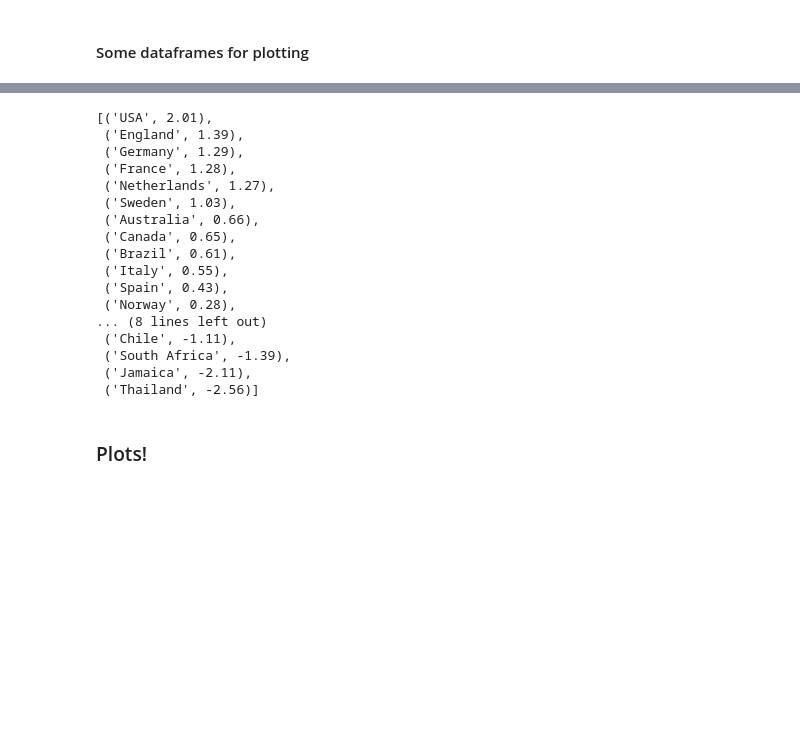
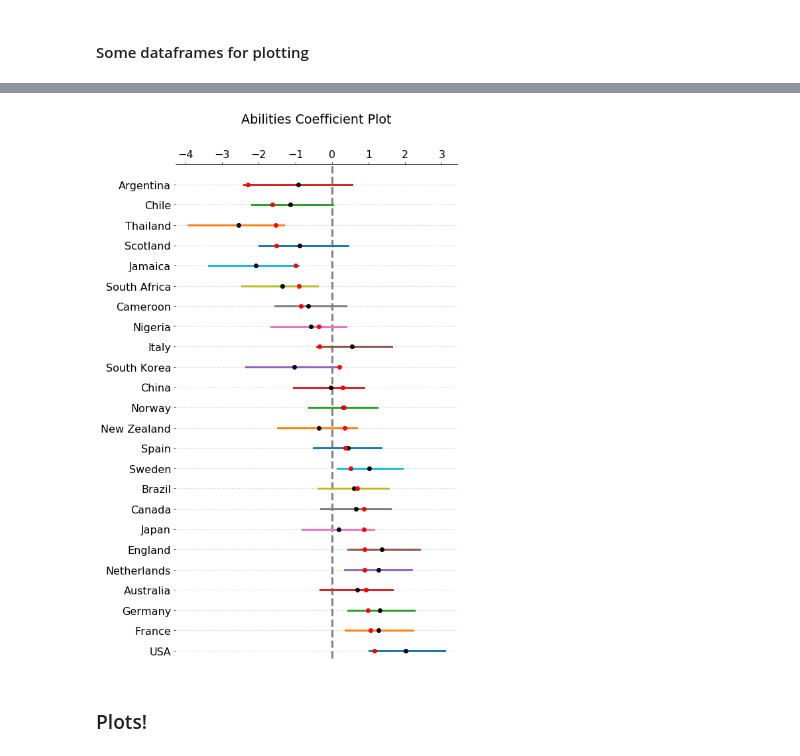
Before and after one commit to nityamd/test_tutorial, a Jupyter notebook: Scratchwork.ipynb, the cells around one changed output, grey strips where cells are left out. Cells and saved outputs as stored; diff of their text form; code cells hidden in the pictures; blank space fills up the shorter version.

```diff
--- a/Scratchwork.ipynb
+++ b/Scratchwork.ipynb
@@ -257,26 +255,17 @@ plt.savefig('/Users/nitya/Desktop/Predictions.png')
 # %%
 df_abilities = pd.DataFrame({'midway': abilities.loc['50%'].values,
-                                       'names': wwc})
-df_teamdifferentials.loc[:, 'left'] = abilities.loc['5%'].values
-df_teamdifferentials.loc[:, 'right'] = abilities.loc['95%'].values
+                                       'names': wwc2019_country})
+df_abilities.loc[:, 'left'] = abilities.loc['5%'].values
+df_abilities.loc[:, 'right'] = abilities.loc['95%'].values
-# %% [output]
-[('USA', 2.01),
- ('England', 1.39),
- ('Germany', 1.29),
- ('France', 1.28),
- ('Netherlands', 1.27),
- ('Sweden', 1.03),
- ('Australia', 0.66),
- ('Canada', 0.65),
- ('Brazil', 0.61),
- ('Italy', 0.55),
- ('Spain', 0.43),
- ('Norway', 0.28),
-... (8 lines left out)
- ('Chile', -1.11),
- ('South Africa', -1.39),
- ('Jamaica', -2.11),
- ('Thailand', -2.56)]
+# %%
+coefficient_plot(df_abilities['midway'], df_abilities['left'],
+                 df_abilities['right'], countries['prior_score'],
+                 names=df_abilities['names'],
+                 title='Abilities Coefficient Plot')
+plt.tight_layout()
+plt.savefig('/Users/nitya/Desktop/Predictions_abilities.png')
+# %% [output]
+[figure, added]
 # %% [markdown]
 <h3> Plots! </h3>
 # %%
```
Also changed, not shown: parts of 8 cells of this notebook, 1 other file.
